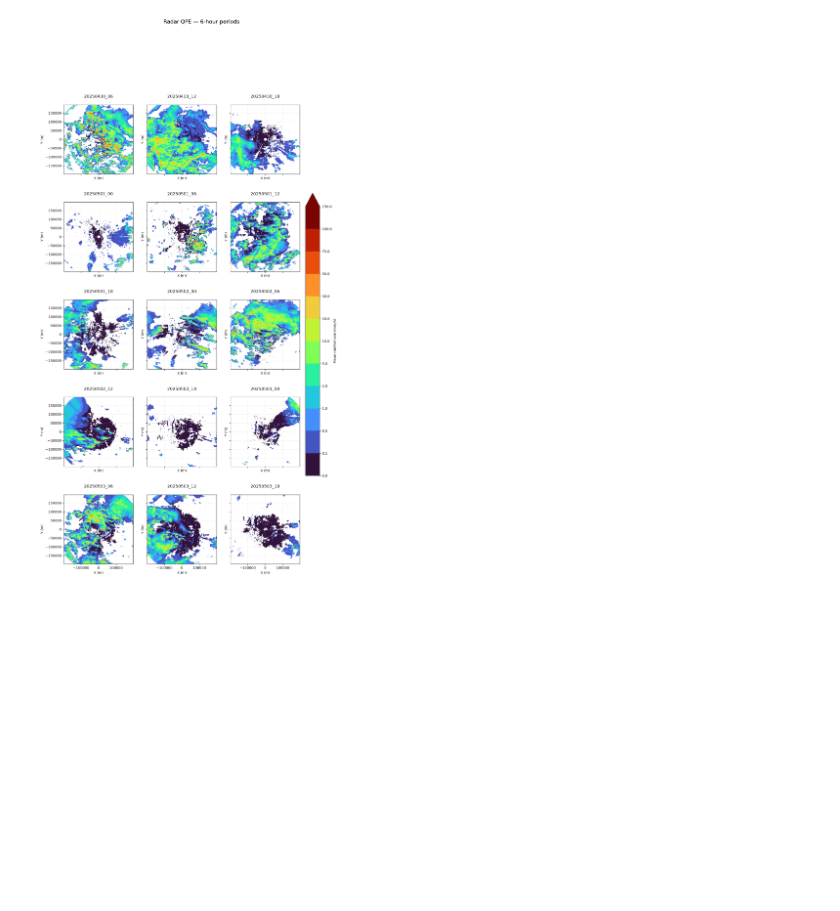
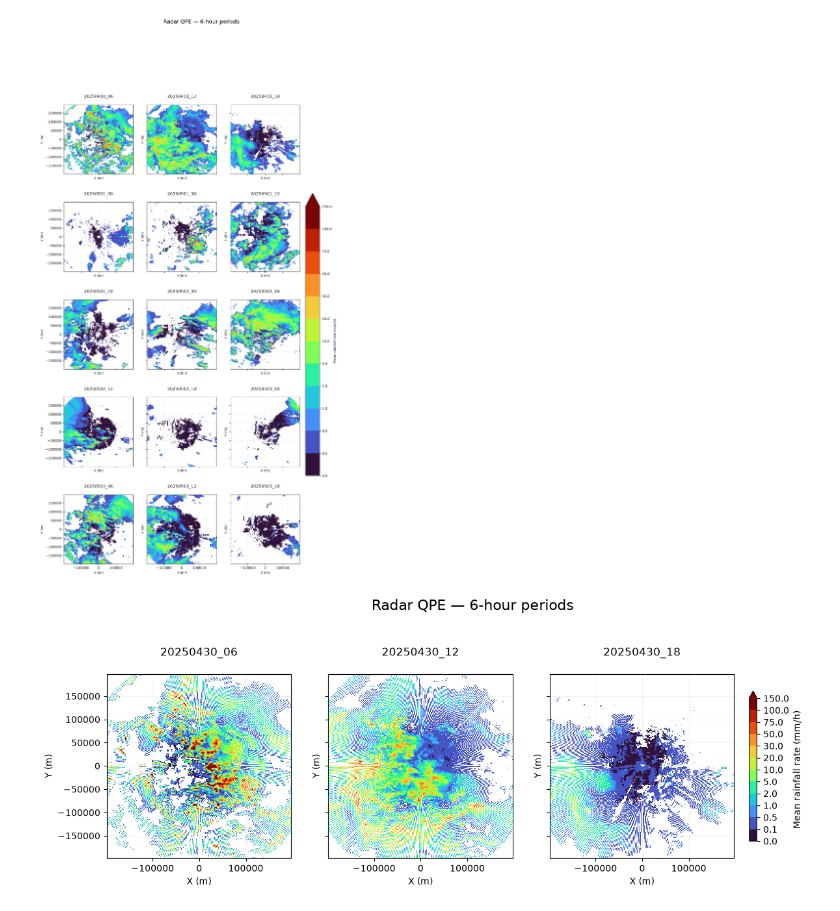
Before and after one commit to Fenwick-Cooper/SEWAA-forecasts, a Jupyter notebook: code/ifs+cgan_radar/26-10-19_radar_hdf5_cappi.ipynb, the cells around one changed output. Cells and saved outputs as stored; diff of their text form; code cells hidden in the pictures; blank space fills up the shorter version.

```diff
--- a/code/ifs+cgan_radar/26-10-19_radar_hdf5_cappi.ipynb
+++ b/code/ifs+cgan_radar/26-10-19_radar_hdf5_cappi.ipynb
@@ -512,3 +512,79 @@ fig.suptitle(
 plt.show()
 # %% [output]
 [figure]
+# %%
+import matplotlib.pyplot as plt
+from matplotlib.colors import BoundaryNorm
+import numpy as np
+import xarray as xr
+import math
+
+OUTPUT_DIR = Path('/Users/matthewwright/Downloads/test_hdf_files_cmax_nopyart')
+
+nc_files = sorted(OUTPUT_DIR.glob("*.nc"))
+assert nc_files, "No NetCDF files found"
+
+# Plot settings
+levels = [0, 0.1, 0.5, 1, 2, 5, 10, 20, 30, 50, 75, 100, 150]
+cmap = plt.get_cmap("turbo", len(levels) - 1)
+norm = BoundaryNorm(levels, cmap.N)
+
+ncols = 3
+nrows = math.ceil(len(nc_files) / ncols)
+
+fig, axes = plt.subplots(
+    nrows, ncols,
+    figsize=(5 * ncols, 5 * nrows),
+    squeeze=False,
+    sharex=True,
+    sharey=True
+)
+
+for ax, nc_file in zip(axes.flat, nc_files):
+    with xr.open_dataset(nc_file) as ds:
+        # Mean rainfall rate over the 6-hour window
+        rainfall = ds["rainfall_rate"].load()
+
+        rainfall.plot(
+            ax=ax,
+            x="x",
+            y="y",
+            cmap=cmap,
+            norm=norm,
+            add_colorbar=False
+        )
+
+        ax.set_title(
+            f"{nc_file.stem}\n"
+            # f"{ds.sizes['time']} timesteps"
+        )
+        ax.set_aspect("equal")
+        ax.set_xlabel("X (m)")
+        ax.set_ylabel("Y (m)")
+        ax.grid(alpha=0.15)
+
+# Hide unused panels
+for ax in axes.flat[len(nc_files):]:
+    ax.axis("off")
+
+# Shared colourbar
+sm = plt.cm.ScalarMappable(norm=norm, cmap=cmap)
+fig.colorbar(
+    sm,
+    ax=axes.ravel().tolist(),
+    label="Mean rainfall rate (mm/h)",
+    ticks=levels,
+    extend="max",
+    shrink=0.6,
+    pad=0.02
+)
+
+fig.suptitle(
+    "Radar QPE — 6-hour periods",
+    fontsize=16,
+    y=1.01
+)
+
+plt.show()
+# %% [output]
+[figure, added]
```
Also changed, not shown: 3 other files.
